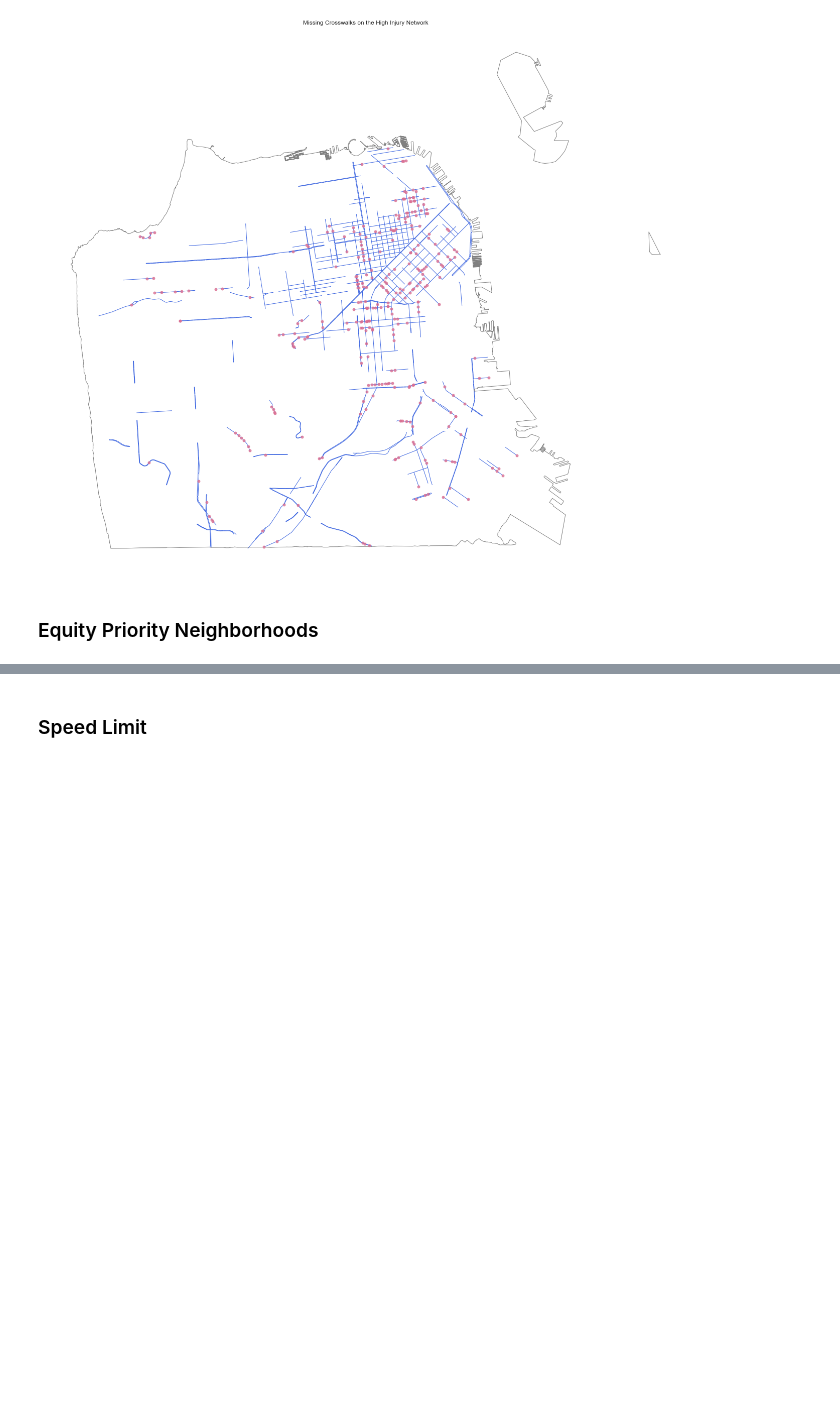
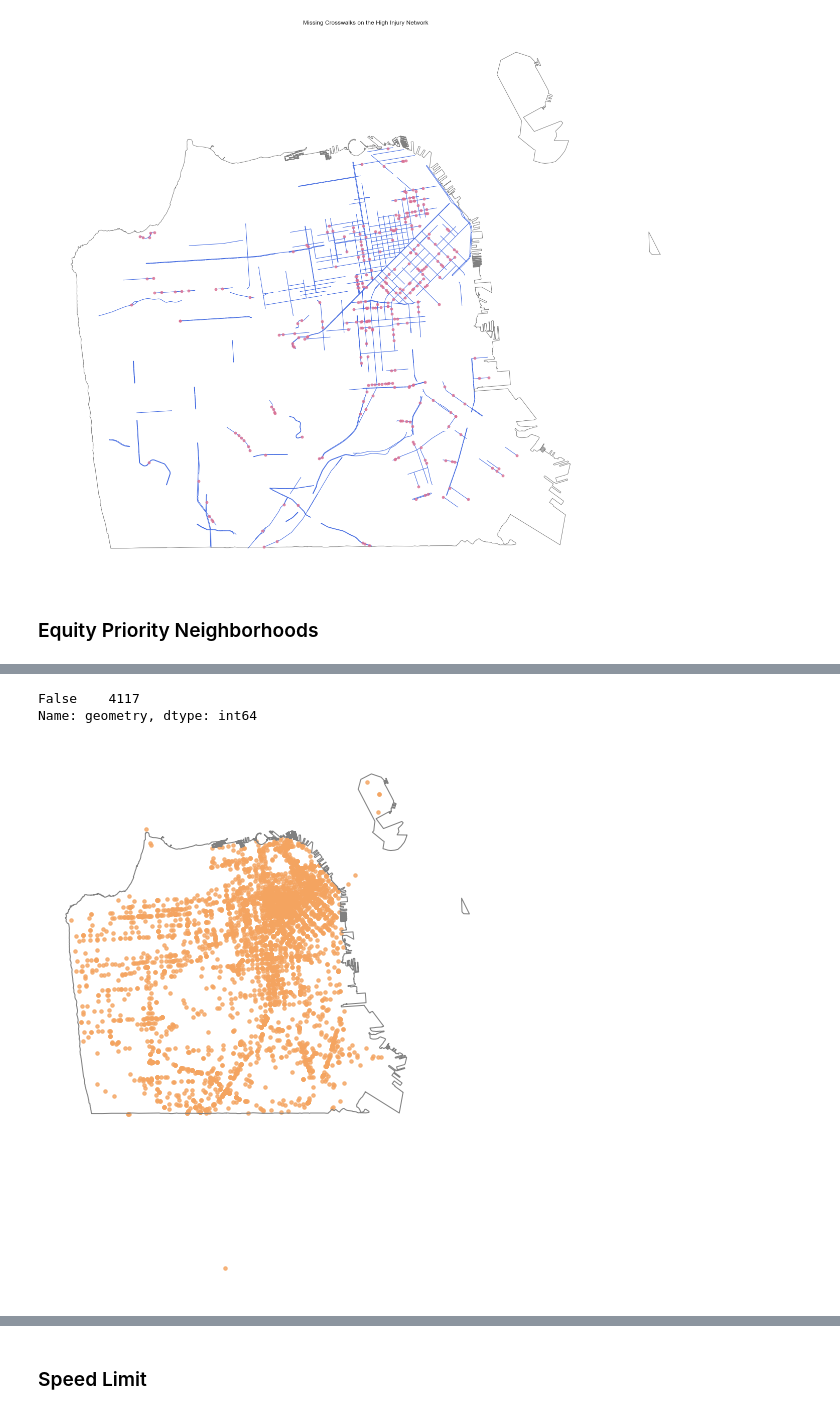
Before and after one commit to hua-mike/cp255-project, a Jupyter notebook: cp255-project-nb.ipynb, the cells around one changed output, grey strips where cells are left out. Cells and saved outputs as stored; diff of their text form; code cells hidden in the pictures; blank space fills up the shorter version.

Commit message:
Added SWITRS injury data and joined with crosswalk data

```diff
--- a/cp255-project-nb.ipynb
+++ b/cp255-project-nb.ipynb
@@ -337,0 +344,6 @@ plt.savefig('plot_name.png', dpi = 300)
+# %%
+crash_raw = pd.read_csv('data/Crashes.csv')
+# %%
+crash = gpd.GeoDataFrame(crash_raw, geometry=gpd.points_from_xy(crash_raw.POINT_X, crash_raw.POINT_Y),
+    crs=geo_crs)
+crash
@@ -337,0 +364,12 @@ plt.savefig('plot_name.png', dpi = 300)
+# %%
+crash.geometry.isna().value_counts()
+# %% [output]
+False    4117
+Name: geometry, dtype: int64
+# %%
+fig, ax = plt.subplots(figsize=(18,10))
+crash.plot(markersize=12, color = 'sandybrown', alpha=0.8, ax=ax, aspect='auto')
+outline.plot(color='none', edgecolor='gray', linewidth=1, ax=ax, aspect='auto')
+ax.set_axis_off()
+# %% [output]
+[figure, added]
```
Also changed, not shown: parts of 11 cells of this notebook.
